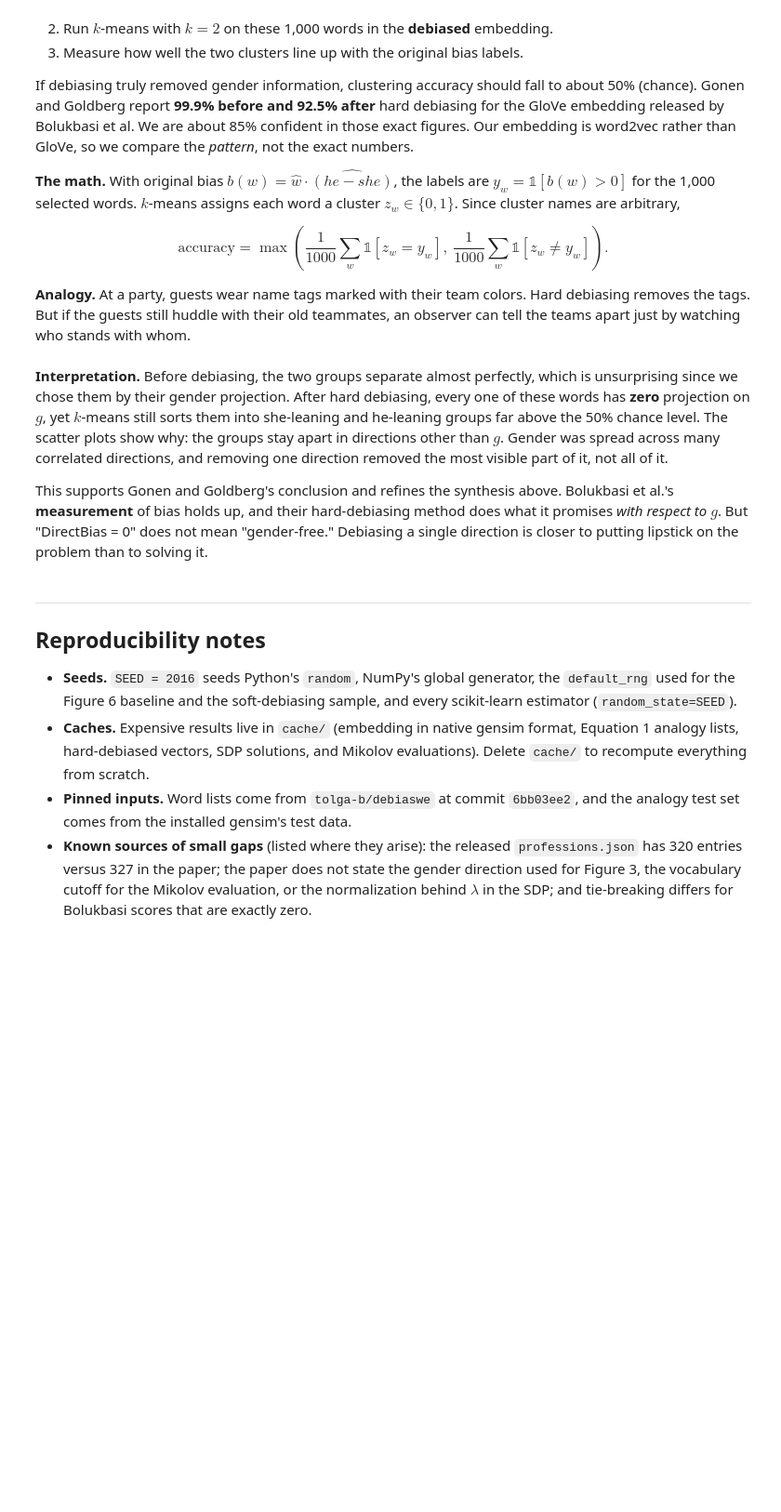
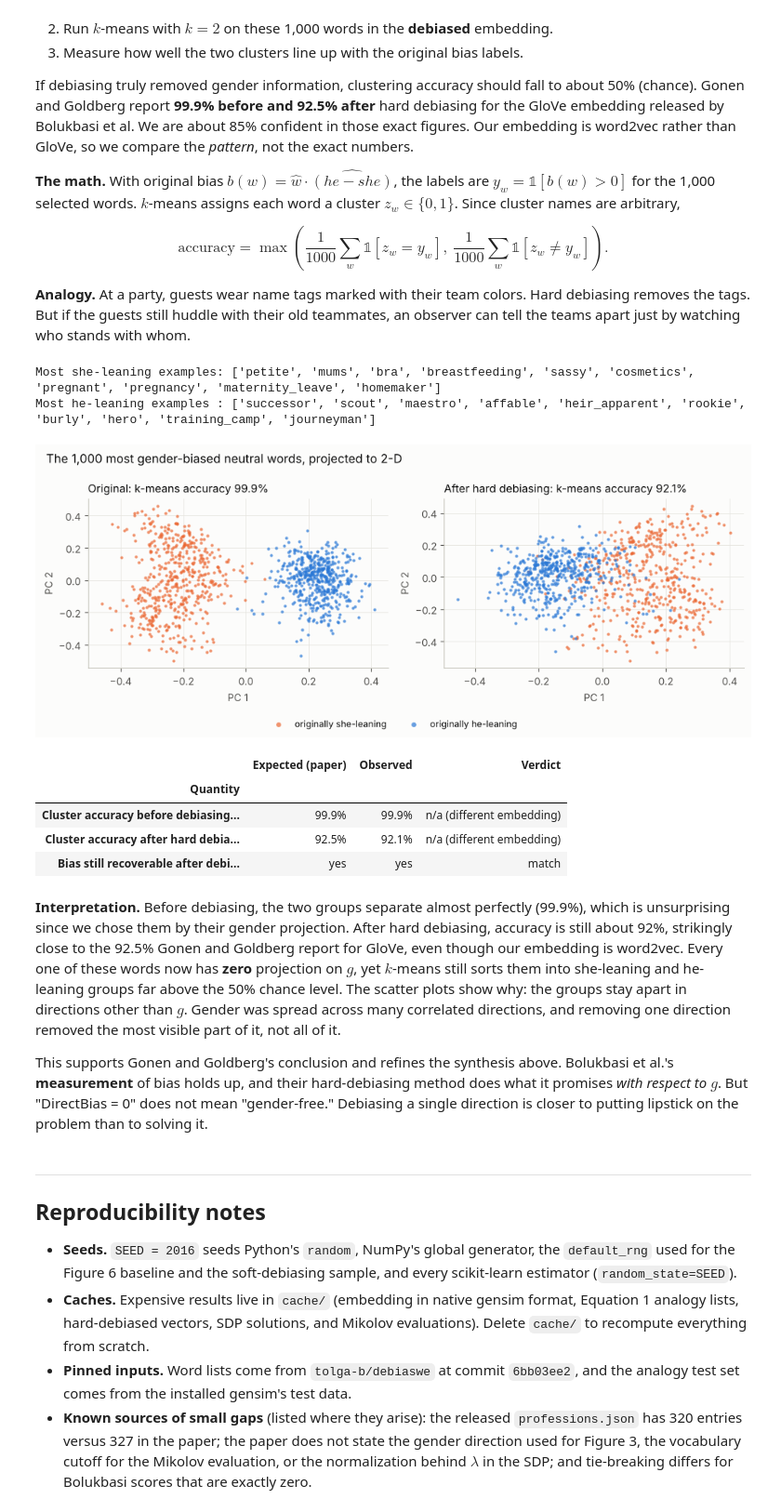
Before and after one commit to jamelski1/ethical-ai-reproducibility-study, a Jupyter notebook: embedding_bias_reproduction.ipynb, the cells around one changed output. Shown at 93% size. Drawn from its saved outputs; the diff is of its cells as text; code cells hidden in the pictures; blank space fills up the shorter version.

```diff
--- a/embedding_bias_reproduction.ipynb
+++ b/embedding_bias_reproduction.ipynb
@@ -118,6 +126,8 @@ def cached(name, fn):
 
 
 def verdict(observed, expected, decimals=None, tol=None):
+    if observed == expected:
+        return "match"
     if isinstance(expected, str) or isinstance(observed, str):
         return "match" if str(observed) == str(expected) else "differs"
     if decimals is not None and round(observed, decimals) == round(expected, decimals):
@@ -1323,37 +1698,47 @@ labels = np.array([0] * 500 + [1] * 500)
 
 
 def cluster_accuracy(M):
     km = KMeans(n_clusters=2, n_init=10, random_state=SEED).fit(M[chosen])
     acc = np.mean(km.labels_ == labels)
     return max(acc, 1 - acc)
 
 
 acc_before = cluster_accuracy(V)
 acc_after = cluster_accuracy(V_hard)
 print("Most she-leaning examples:", [words[i] for i in female_idx[:10]])
 print("Most he-leaning examples :", [words[i] for i in male_idx[-10:]])
 
 pca2 = PCA(n_components=2, random_state=SEED)
 fig, axes = plt.subplots(1, 2, figsize=(10, 4))
 for ax, M, title in [(axes[0], V, "Original"), (axes[1], V_hard, "After hard debiasing")]:
     coords = pca2.fit_transform(M[chosen])
     ax.scatter(*coords[labels == 0].T, s=9, color=ORANGE, alpha=0.7, label="originally she-leaning", linewidths=0)
     ax.scatter(*coords[labels == 1].T, s=9, color=BLUE, alpha=0.7, label="originally he-leaning", linewidths=0)
     ax.set_title(f"{title}: k-means accuracy {cluster_accuracy(M):.1%}", fontsize=11, loc="left")
     ax.set_xlabel("PC 1"); ax.set_ylabel("PC 2")
-axes[0].legend(loc="lower left", frameon=False, fontsize=9)
 fig.suptitle("The 1,000 most gender-biased neutral words, projected to 2-D", x=0.02, ha="left", fontsize=12)
-plt.tight_layout()
+plt.tight_layout(rect=(0, 0.07, 1, 1))
+handles, legend_labels = axes[0].get_legend_handles_labels()
+fig.legend(handles, legend_labels, loc="lower center", ncol=2, frameon=False, fontsize=9, markerscale=1.6)
 plt.show()
 
 compare([
     ("Cluster accuracy before debiasing (G&G: GloVe)", "99.9%", f"{acc_before:.1%}", "n/a (different embedding)"),
     ("Cluster accuracy after hard debiasing (G&G: GloVe)", "92.5%", f"{acc_after:.1%}", "n/a (different embedding)"),
     ("Bias still recoverable after debiasing (well above 50%)", "yes", "yes" if acc_after > 0.75 else "no",
      verdict("yes" if acc_after > 0.75 else "no", "yes")),
 ])
+# %% [output]
+Most she-leaning examples: ['petite', 'mums', 'bra', 'breastfeeding', 'sassy', 'cosmetics', 'pregnant', 'pregnancy', 'maternity_leave', 'homemaker']
+Most he-leaning examples : ['successor', 'scout', 'maestro', 'affable', 'heir_apparent', 'rookie', 'burly', 'hero', 'training_camp', 'journeyman']
+[figure, added]
+|  | Expected (paper) | Observed | Verdict |
+| Quantity |  |  |  |
+| Cluster accuracy before debiasing... | 99.9% | 99.9% | n/a (different embedding) |
+| Cluster accuracy after hard debia... | 92.5% | 92.1% | n/a (different embedding) |
+| Bias still recoverable after debi... | yes | yes | match |
 # %% [markdown]
-**Interpretation.** Before debiasing, the two groups separate almost perfectly, which is unsurprising since we chose them by their gender projection. After hard debiasing, every one of these words has **zero** projection on $g$, yet $k$-means still sorts them into she-leaning and he-leaning groups far above the 50% chance level. The scatter plots show why: the groups stay apart in directions other than $g$. Gender was spread across many correlated directions, and removing one direction removed the most visible part of it, not all of it.
+**Interpretation.** Before debiasing, the two groups separate almost perfectly (99.9%), which is unsurprising since we chose them by their gender projection. After hard debiasing, accuracy is still about 92%, strikingly close to the 92.5% Gonen and Goldberg report for GloVe, even though our embedding is word2vec. Every one of these words now has **zero** projection on $g$, yet $k$-means still sorts them into she-leaning and he-leaning groups far above the 50% chance level. The scatter plots show why: the groups stay apart in directions other than $g$. Gender was spread across many correlated directions, and removing one direction removed the most visible part of it, not all of it.
 
 This supports Gonen and Goldberg's conclusion and refines the synthesis above. Bolukbasi et al.'s **measurement** of bias holds up, and their hard-debiasing method does what it promises *with respect to $g$*. But "DirectBias = 0" does not mean "gender-free." Debiasing a single direction is closer to putting lipstick on the problem than to solving it.
 # %% [markdown]
```
Also changed, not shown: parts of 33 cells of this notebook.
